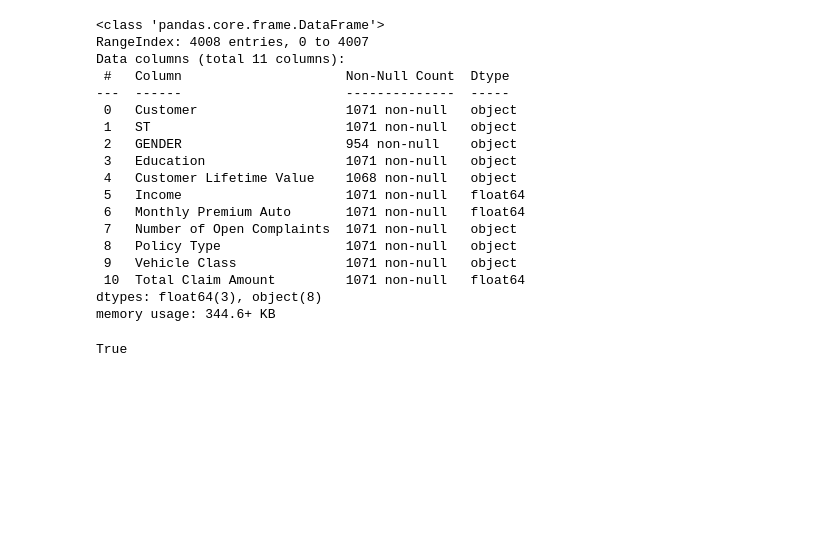
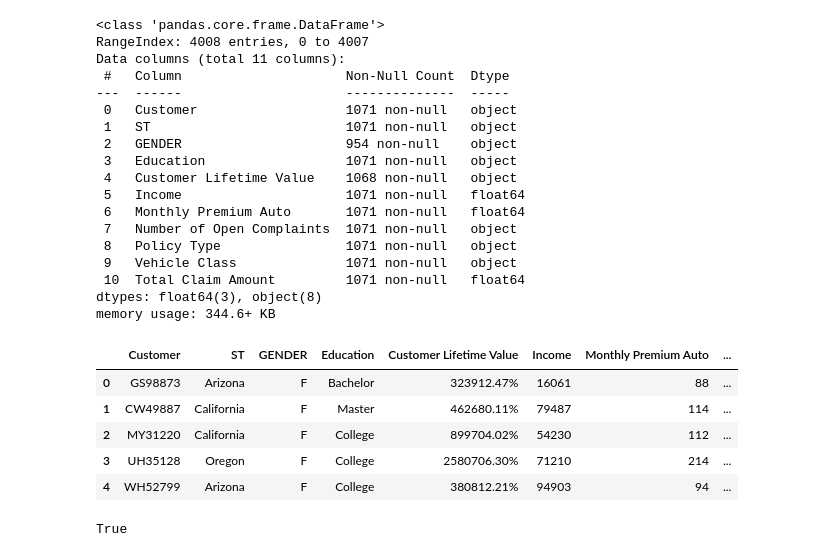
Before and after one commit to coolmysticalkoala/IronHack, a Jupyter notebook: DA_IH Workspace/LABS/Week 2/Day 2/Customer_Analysis_Case_Study.ipynb, the cells around one changed output. Cells and saved outputs as stored; diff of their text form; code cells hidden in the pictures; blank space fills up the shorter version.

```diff
--- a/DA_IH Workspace/LABS/Week 2/Day 2/Customer_Analysis_Case_Study.ipynb
+++ b/DA_IH Workspace/LABS/Week 2/Day 2/Customer_Analysis_Case_Study.ipynb
@@ -44,6 +44,15 @@ dtypes: float64(3), object(8)
 memory usage: 344.6+ KB
 # %%
 df2 = pd.read_csv("file2.csv")
+# %%
+df2.head()
+# %% [output]
+|  | Customer | ST | GENDER | Education | Customer Lifetime Value | Income | Monthly Premium Auto | ... |
+| 0 | GS98873 | Arizona | F | Bachelor | 323912.47% | 16061 | 88 | ... |
+| 1 | CW49887 | California | F | Master | 462680.11% | 79487 | 114 | ... |
+| 2 | MY31220 | California | F | College | 899704.02% | 54230 | 112 | ... |
+| 3 | UH35128 | Oregon | F | College | 2580706.30% | 71210 | 214 | ... |
+| 4 | WH52799 | Arizona | F | College | 380812.21% | 94903 | 94 | ... |
 # %%
 #before merging the files, check the number of columns
 set(df1.columns) == set(df2.columns)
```
Also changed, not shown: parts of 33 cells of this notebook, 3 other files.
